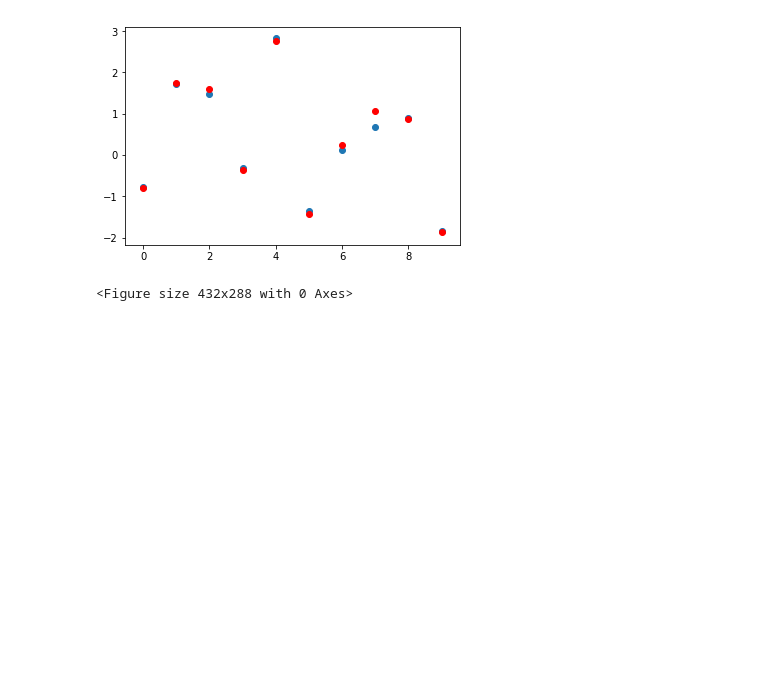
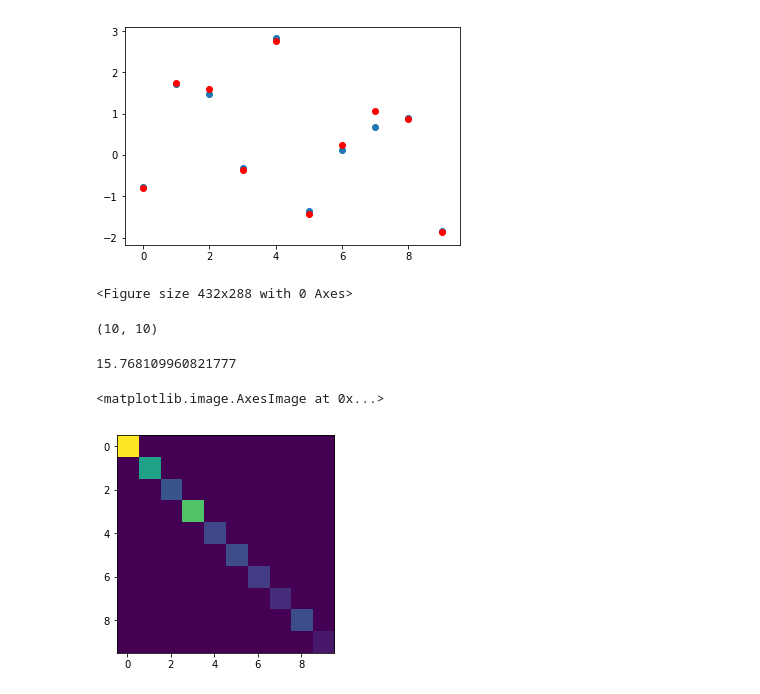
Before and after one commit to nlandolfi/slbo, a Jupyter notebook: notebooks/F Estimation.ipynb, the cells around one changed output. Cells and saved outputs as stored; diff of their text form; code cells hidden in the pictures; blank space fills up the shorter version.

```diff
--- a/notebooks/F Estimation.ipynb
+++ b/notebooks/F Estimation.ipynb
@@ -162,0 +165,2 @@ for i in range(5):
+# %%
+Q = cp.Variable((10, 10), PSD=True)
@@ -162,0 +169,4 @@ for i in range(5):
+# %%
+Q.shape
+# %% [output]
+(10, 10)
@@ -162,0 +175,10 @@ for i in range(5):
+# %%
+p = cp.Problem(cp.Minimize(obj), constraints)
+p.solve()
+# %% [output]
+15.768109960821777
+# %%
+plt.imshow(Q.value)
+# %% [output]
+<matplotlib.image.AxesImage at 0x...>
+[figure, added]
```
Also changed, not shown: parts of 7 cells of this notebook, 6 other files.
